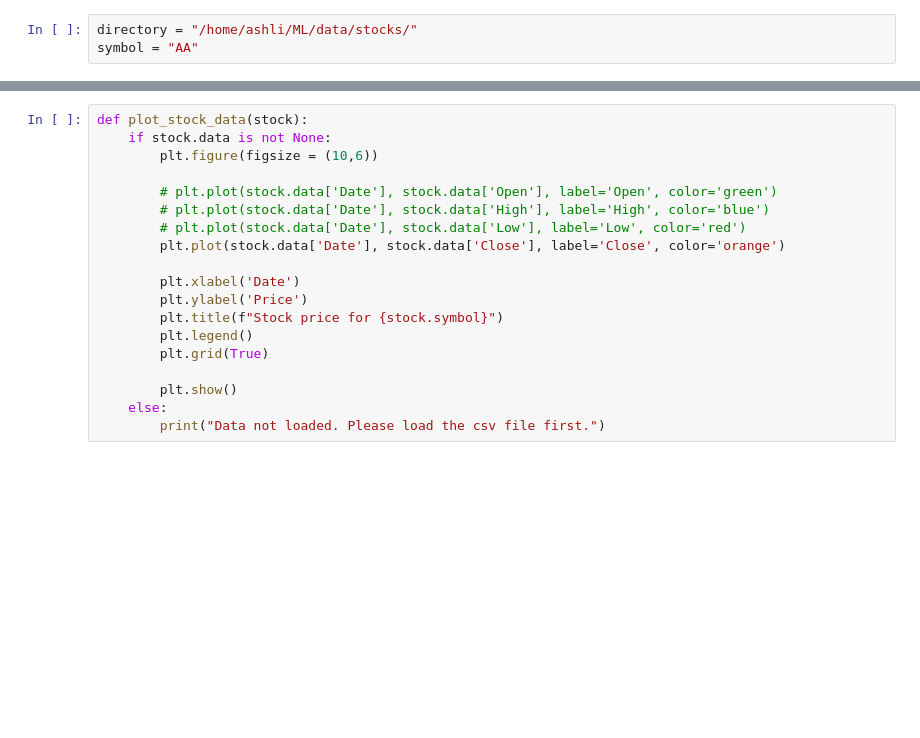
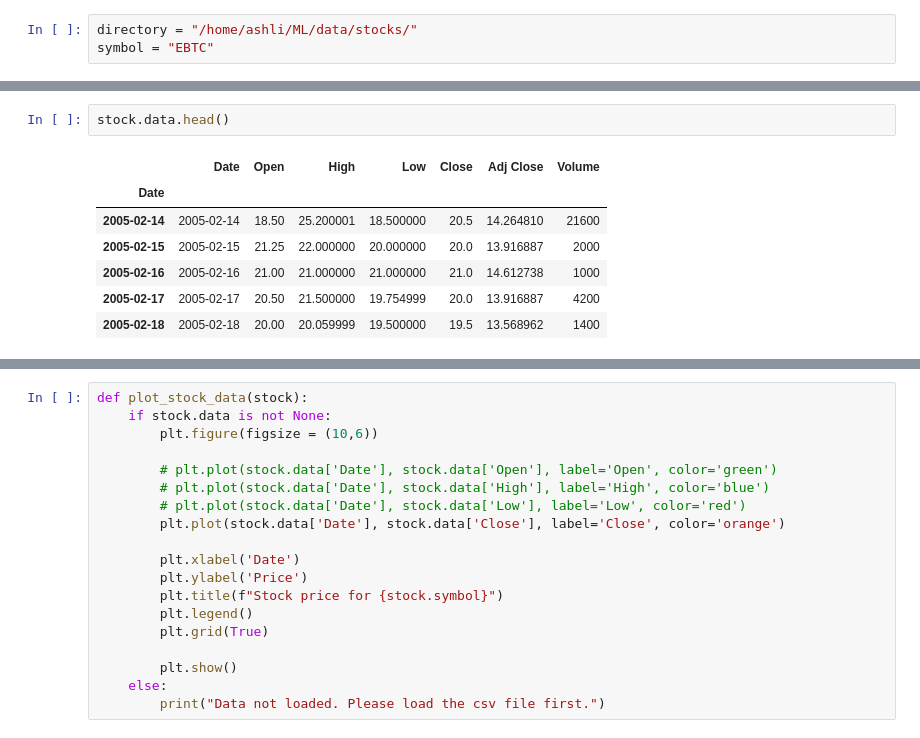
Before and after one commit to ashliujjainkar/Stock_market_analysis, a Jupyter notebook: stock_market.ipynb, the cells around one changed output, grey strips where cells are left out. Drawn from its saved outputs; the diff is of its cells as text; blank space fills up the shorter version.

```diff
--- a/stock_market.ipynb
+++ b/stock_market.ipynb
@@ -47,7 +39,7 @@ class Stock:
             return "Data not loaded. Please load the csv file first."
 # %%
 directory = "/home/ashli/ML/data/stocks/"
-symbol = "AA"
+symbol = "EBTC"
 # %%
 stock = Stock(symbol)
 stock.load_data(directory)
@@ -62,0 +49,10 @@ stock.get_stock_data_by_date("1962-02-15")
+# %%
+stock.data.head()
+# %% [output]
+|  | Date | Open | High | Low | Close | Adj Close | Volume |
+| Date |  |  |  |  |  |  |  |
+| 2005-02-14 | 2005-02-14 | 18.50 | 25.200001 | 18.500000 | 20.5 | 14.264810 | 21600 |
+| 2005-02-15 | 2005-02-15 | 21.25 | 22.000000 | 20.000000 | 20.0 | 13.916887 | 2000 |
+| 2005-02-16 | 2005-02-16 | 21.00 | 21.000000 | 21.000000 | 21.0 | 14.612738 | 1000 |
+| 2005-02-17 | 2005-02-17 | 20.50 | 21.500000 | 19.754999 | 20.0 | 13.916887 | 4200 |
+| 2005-02-18 | 2005-02-18 | 20.00 | 20.059999 | 19.500000 | 19.5 | 13.568962 | 1400 |
```
Also changed, not shown: parts of 28 cells of this notebook.
